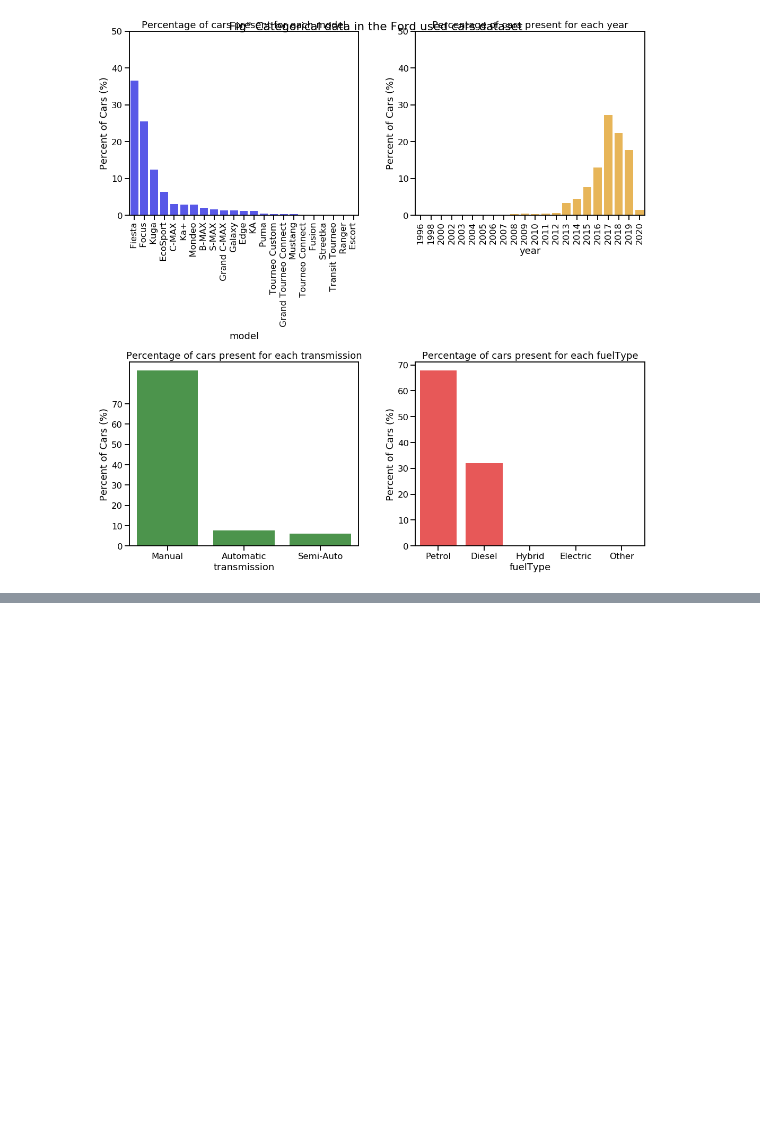
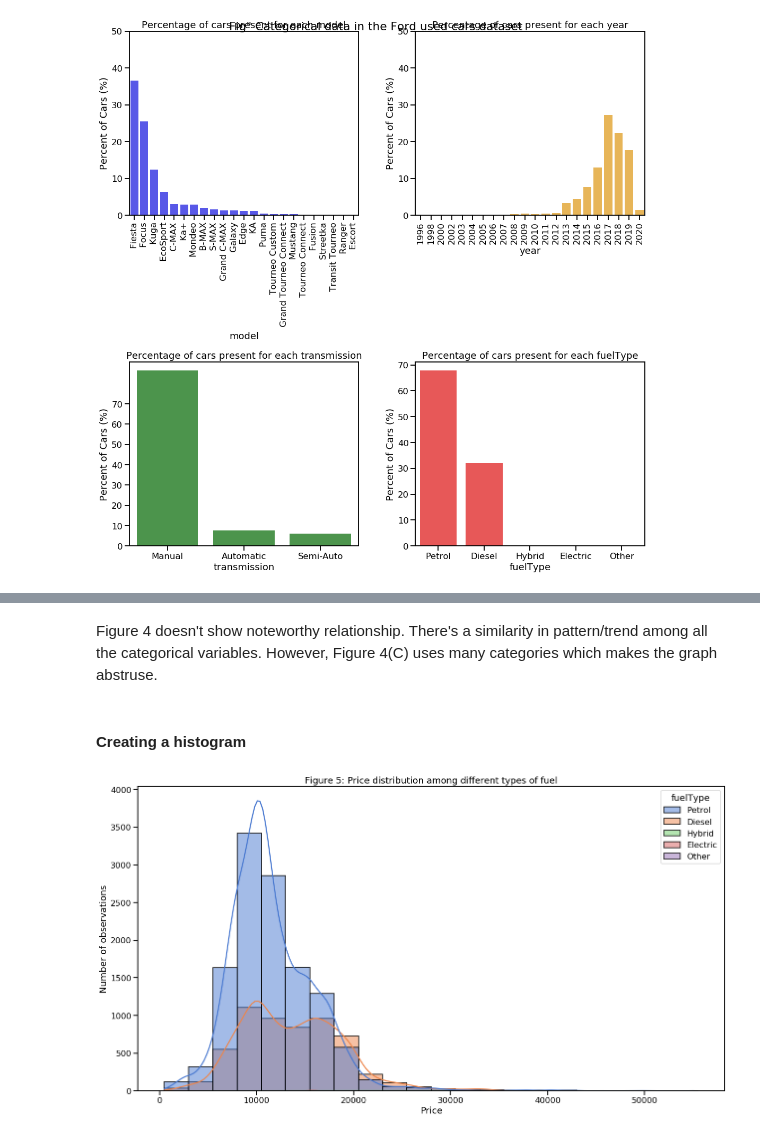
Before and after one commit to nabilatajrin/bmw-used-car-analysis, a Jupyter notebook: ford_used_car_EDA.ipynb, the cells around one changed output, grey strips where cells are left out. Saved outputs shown, nothing was run; the diff lists cells and outputs as text; code cells hidden in the pictures; blank space fills up the shorter version.

```diff
--- a/ford_used_car_EDA.ipynb
+++ b/ford_used_car_EDA.ipynb
@@ -171,0 +211,17 @@ plt.show()
+# %% [markdown]
+Figure 4 doesn't show noteworthy relationship. There's a similarity in pattern/trend among all the categorical variables. However, Figure 4(C) uses many categories which makes the graph abstruse.
+# %% [markdown]
+#### Creating a histogram
+# %%
+sns.set_palette('muted')
+plt.figure(figsize=(18,10))
+
+sns.histplot(data=df, x='price', binwidth=2500, kde=True, hue='fuelType')
+plt.xlabel('Price')
+plt.ylabel('Number of observations')
+
+plt.title('Figure 5: Price distribution among different types of fuel')
+plt.tight_layout()
+plt.show()
+# %% [output]
+[figure, added]
```
Also changed, not shown: parts of 12 cells of this notebook.
